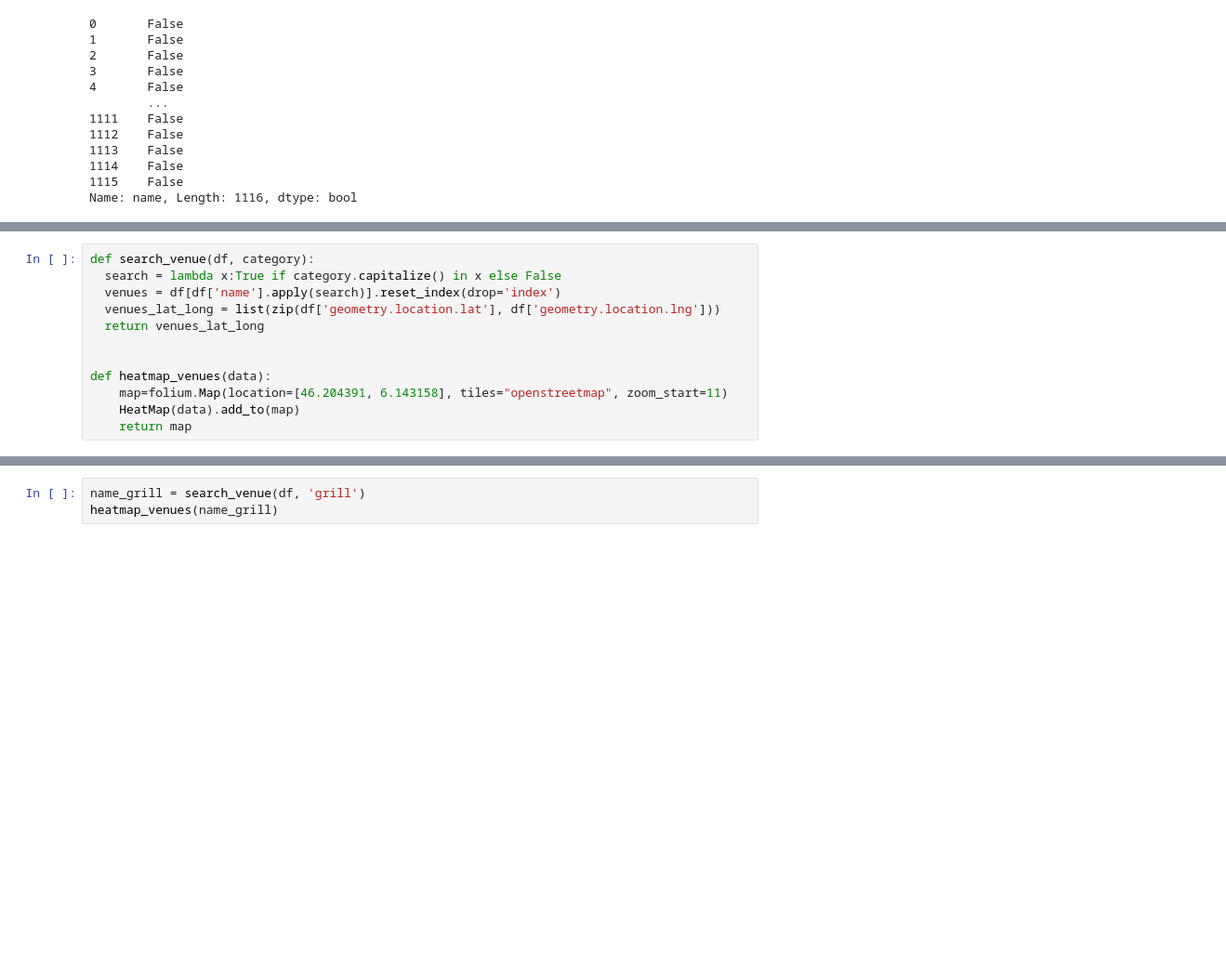
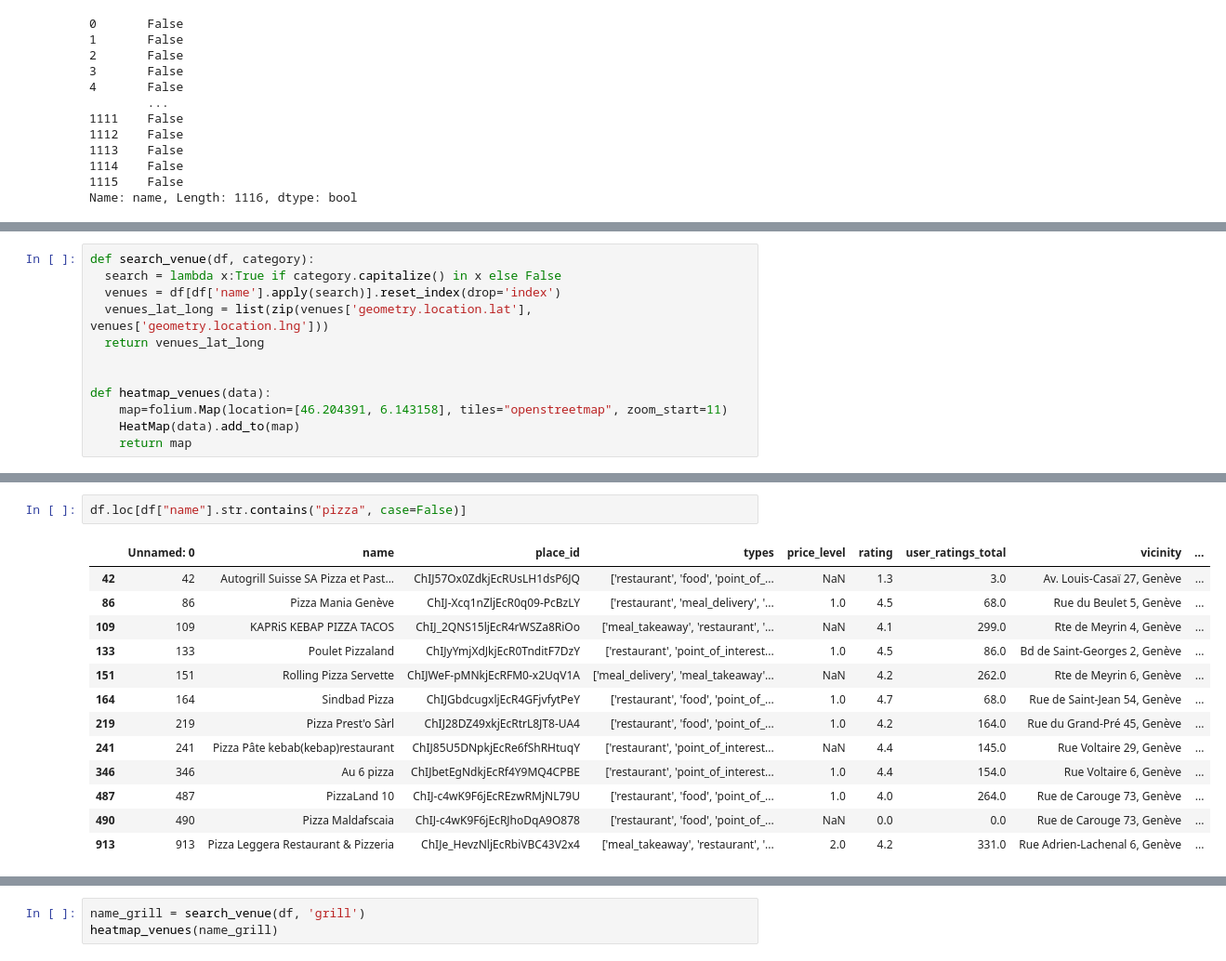
Before and after one commit to burakonurlu/best_restaurant_location, a Jupyter notebook: notebooks/Folium_visualization.ipynb, the cells around one changed output, grey strips where cells are left out. Shown: that part at 93% size. Cells and saved outputs as stored; diff of their text form; blank space fills up the shorter version.

```diff
--- a/notebooks/Folium_visualization.ipynb
+++ b/notebooks/Folium_visualization.ipynb
@@ -141,7 +164,7 @@ df[df.name.str.contains("restaurant")==True]
 def search_venue(df, category):
   search = lambda x:True if category.capitalize() in x else False
   venues = df[df['name'].apply(search)].reset_index(drop='index')
-  venues_lat_long = list(zip(df['geometry.location.lat'], df['geometry.location.lng']))
+  venues_lat_long = list(zip(venues['geometry.location.lat'], venues['geometry.location.lng']))
   return venues_lat_long
 
 
@@ -159,3 +182,19 @@ name_pizza = search_venue(df, 'pizza')
 heatmap_venues(name_pizza)
 # %% [output]
 [interactive output not drawn]
+# %%
+df.loc[df["name"].str.contains("pizza", case=False)]
+# %% [output]
+|  | Unnamed: 0 | name | place_id | types | price_level | rating | user_ratings_total | vicinity | ... |
+| 42 | 42 | Autogrill Suisse SA Pizza et Past... | ChIJ57Ox0ZdkjEcRUsLH1dsP6JQ | ['restaurant', 'food', 'point_of_... | NaN | 1.3 | 3.0 | Av. Louis-Casaï 27, Genève | ... |
+| 86 | 86 | Pizza Mania Genève | ChIJ-Xcq1nZljEcR0q09-PcBzLY | ['restaurant', 'meal_delivery', '... | 1.0 | 4.5 | 68.0 | Rue du Beulet 5, Genève | ... |
+| 109 | 109 | KAPRiS KEBAP PIZZA TACOS | ChIJ_2QNS15ljEcR4rWSZa8RiOo | ['meal_takeaway', 'restaurant', '... | NaN | 4.1 | 299.0 | Rte de Meyrin 4, Genève | ... |
+| 133 | 133 | Poulet Pizzaland | ChIJyYmjXdJkjEcR0TnditF7DzY | ['restaurant', 'point_of_interest... | 1.0 | 4.5 | 86.0 | Bd de Saint-Georges 2, Genève | ... |
+| 151 | 151 | Rolling Pizza Servette | ChIJWeF-pMNkjEcRFM0-x2UqV1A | ['meal_delivery', 'meal_takeaway'... | NaN | 4.2 | 262.0 | Rte de Meyrin 6, Genève | ... |
+| 164 | 164 | Sindbad Pizza | ChIJGbdcugxljEcR4GFjvfytPeY | ['restaurant', 'food', 'point_of_... | 1.0 | 4.7 | 68.0 | Rue de Saint-Jean 54, Genève | ... |
+| 219 | 219 | Pizza Prest'o Sàrl | ChIJ28DZ49xkjEcRtrL8JT8-UA4 | ['restaurant', 'food', 'point_of_... | 1.0 | 4.2 | 164.0 | Rue du Grand-Pré 45, Genève | ... |
+| 241 | 241 | Pizza Pâte kebab(kebap)restaurant | ChIJ85U5DNpkjEcRe6fShRHtuqY | ['restaurant', 'point_of_interest... | NaN | 4.4 | 145.0 | Rue Voltaire 29, Genève | ... |
+| 346 | 346 | Au 6 pizza | ChIJbetEgNdkjEcRf4Y9MQ4CPBE | ['restaurant', 'point_of_interest... | 1.0 | 4.4 | 154.0 | Rue Voltaire 6, Genève | ... |
+| 487 | 487 | PizzaLand 10 | ChIJ-c4wK9F6jEcREzwRMjNL79U | ['restaurant', 'food', 'point_of_... | 1.0 | 4.0 | 264.0 | Rue de Carouge 73, Genève | ... |
+| 490 | 490 | Pizza Maldafscaia | ChIJ-c4wK9F6jEcRJhoDqA9O878 | ['restaurant', 'food', 'point_of_... | NaN | 0.0 | 0.0 | Rue de Carouge 73, Genève | ... |
+| 913 | 913 | Pizza Leggera Restaurant & Pizzeria | ChIJe_HevzNljEcRbiVBC43V2x4 | ['meal_takeaway', 'restaurant', '... | 2.0 | 4.2 | 331.0 | Rue Adrien-Lachenal 6, Genève | ... |
```
Also changed, not shown: parts of 21 cells of this notebook.
